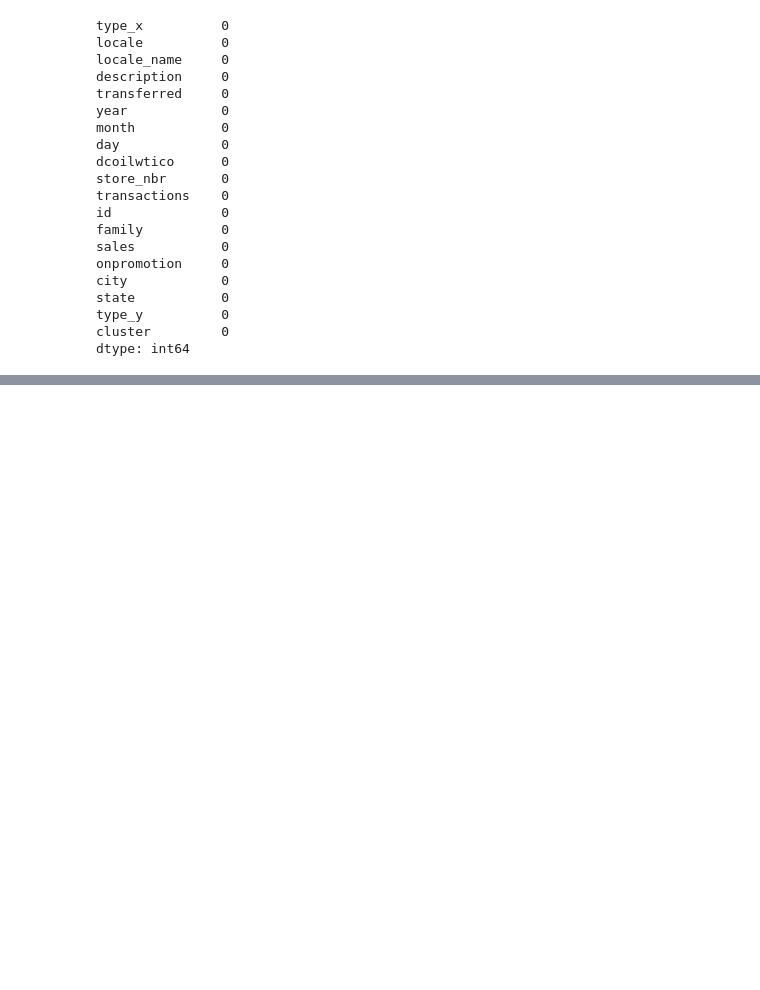
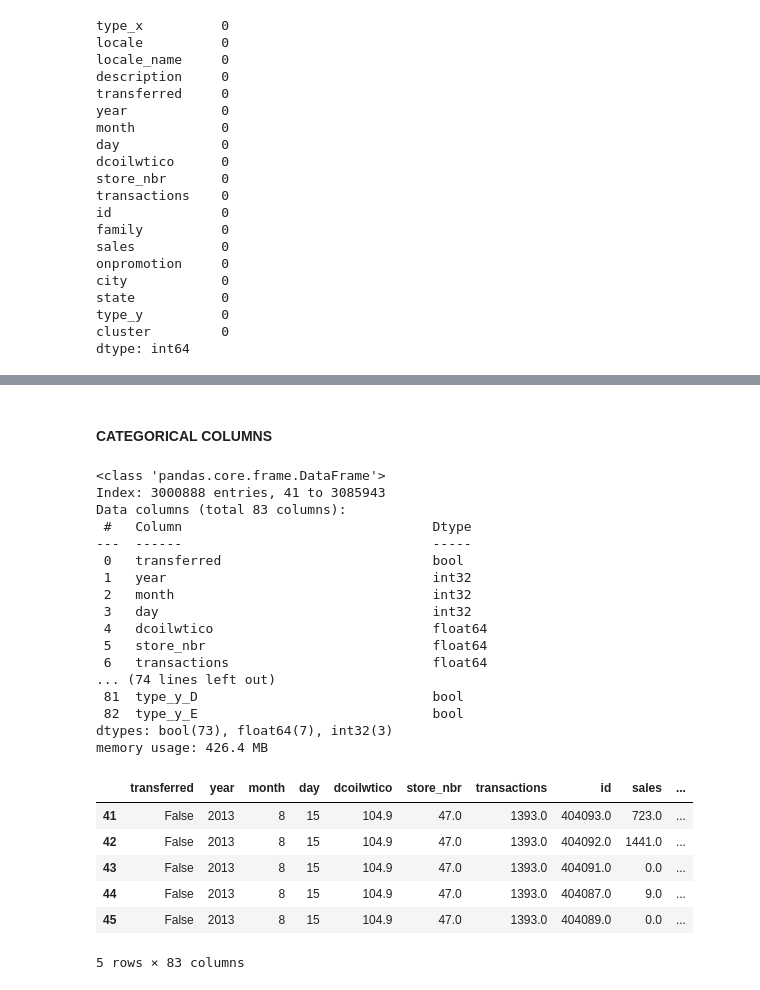
Before and after one commit to victoriamuinde07/SALES-FORECASTING, a Jupyter notebook: index.ipynb, the cells around one changed output, grey strips where cells are left out. Drawn from its saved outputs; the diff is of its cells as text; code cells hidden in the pictures; blank space fills up the shorter version.

Commit message:
creating categorical columns

```diff
--- a/index.ipynb
+++ b/index.ipynb
@@ -498,0 +542,2 @@ dtype: int64
+# %% [markdown]
+#### CATEGORICAL COLUMNS
@@ -498,0 +546,34 @@ dtype: int64
+# %%
+# Select the columns you want to one-hot encode
+categorical_columns = ['type_x', 'locale', 'locale_name', 'description', 'transferred', 'city', 'state', 'type_y']
+
+# Apply one-hot encoding
+df_encoded = pd.get_dummies(merged_data, columns=categorical_columns, drop_first=True)
+# %%
+df_encoded.info()
+df_encoded.head()
+# %% [output]
+<class 'pandas.core.frame.DataFrame'>
+Index: 3000888 entries, 41 to 3085943
+Data columns (total 83 columns):
+ #   Column                                Dtype
+---  ------                                -----
+ 0   transferred                           bool
+ 1   year                                  int32
+ 2   month                                 int32
+ 3   day                                   int32
+ 4   dcoilwtico                            float64
+ 5   store_nbr                             float64
+ 6   transactions                          float64
+... (74 lines left out)
+ 81  type_y_D                              bool
+ 82  type_y_E                              bool
+dtypes: bool(73), float64(7), int32(3)
+memory usage: 426.4 MB
+|  | transferred | year | month | day | dcoilwtico | store_nbr | transactions | id | sales | ... |
+| 41 | False | 2013 | 8 | 15 | 104.9 | 47.0 | 1393.0 | 404093.0 | 723.0 | ... |
+| 42 | False | 2013 | 8 | 15 | 104.9 | 47.0 | 1393.0 | 404092.0 | 1441.0 | ... |
+| 43 | False | 2013 | 8 | 15 | 104.9 | 47.0 | 1393.0 | 404091.0 | 0.0 | ... |
+| 44 | False | 2013 | 8 | 15 | 104.9 | 47.0 | 1393.0 | 404087.0 | 9.0 | ... |
+| 45 | False | 2013 | 8 | 15 | 104.9 | 47.0 | 1393.0 | 404089.0 | 0.0 | ... |
+5 rows × 83 columns
```
Also changed, not shown: parts of 3 cells of this notebook, 1 other file.
